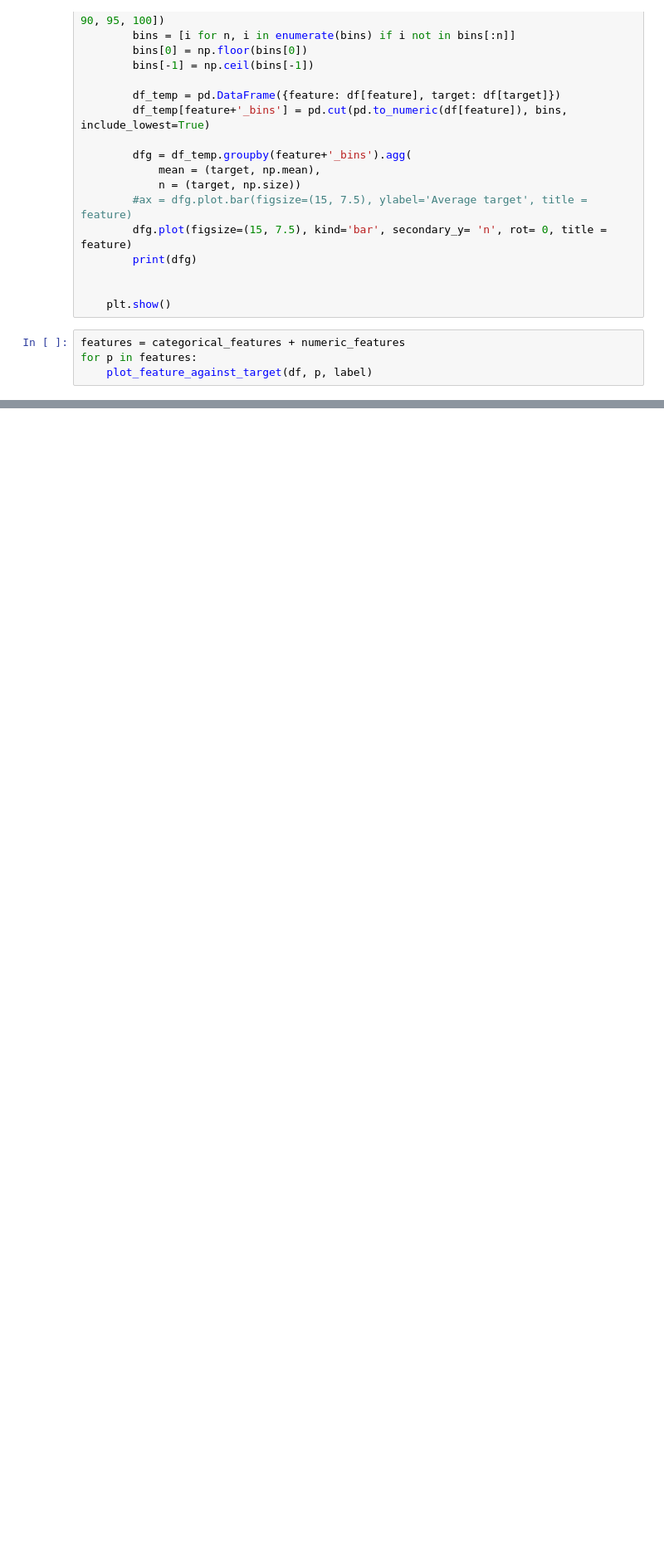
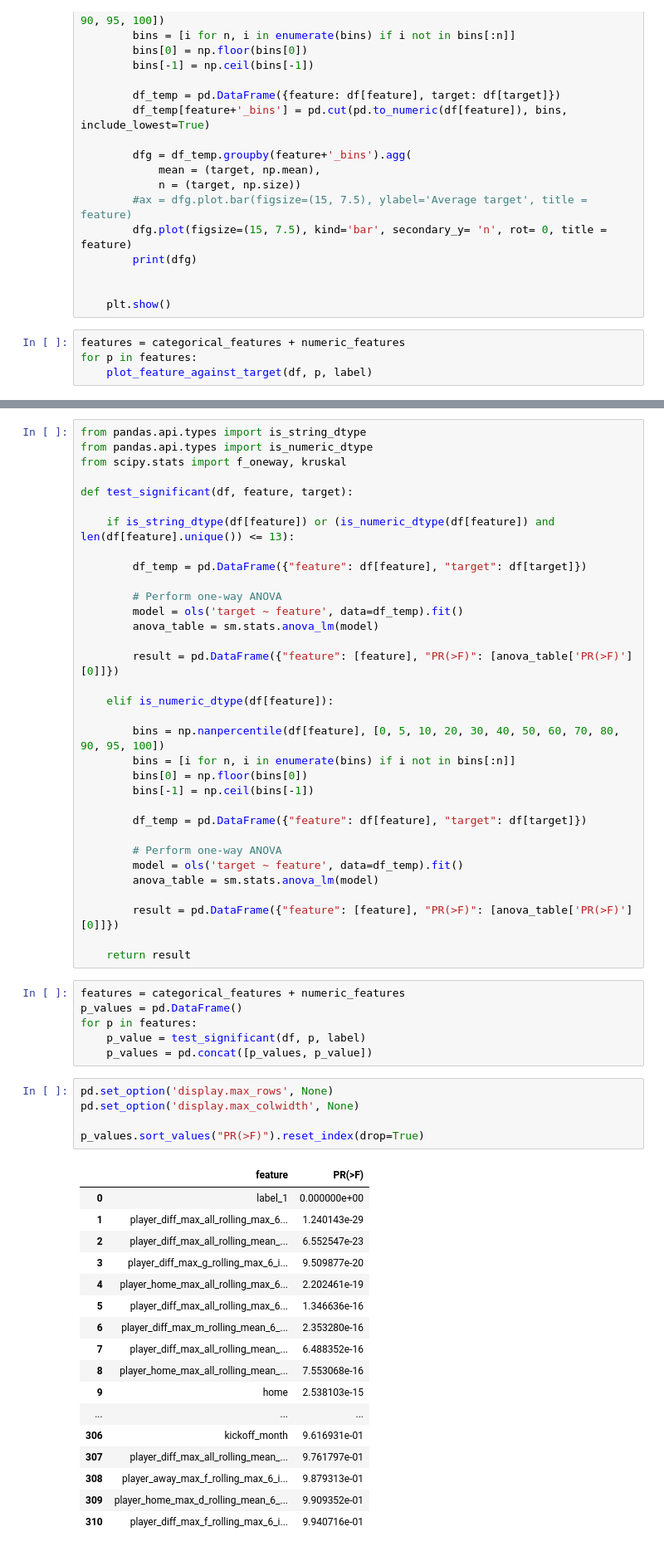
Before and after one commit to marcberg/FPL_predictions, a Jupyter notebook: notebook/1.1 EDA - Win.ipynb, the cells around one changed output, grey strips where cells are left out. Shown at 83% size. Drawn from its saved outputs; the diff is of its cells as text; blank space fills up the shorter version.

Commit message:
started to test feature relationship to target

```diff
--- a/notebook/1.1 EDA - Win.ipynb
+++ b/notebook/1.1 EDA - Win.ipynb
@@ -231,0 +191,62 @@ for p in features:
+# %%
+from pandas.api.types import is_string_dtype
+from pandas.api.types import is_numeric_dtype
+from scipy.stats import f_oneway, kruskal
+
+def test_significant(df, feature, target):
+
+    if is_string_dtype(df[feature]) or (is_numeric_dtype(df[feature]) and len(df[feature].unique()) <= 13):
+
+        df_temp = pd.DataFrame({"feature": df[feature], "target": df[target]})
+
+        # Perform one-way ANOVA
+        model = ols('target ~ feature', data=df_temp).fit()
+        anova_table = sm.stats.anova_lm(model)
+
+        result = pd.DataFrame({"feature": [feature], "PR(>F)": [anova_table['PR(>F)'][0]]})
+
+    elif is_numeric_dtype(df[feature]):
+
+        bins = np.nanpercentile(df[feature], [0, 5, 10, 20, 30, 40, 50, 60, 70, 80, 90, 95, 100])
+        bins = [i for n, i in enumerate(bins) if i not in bins[:n]]
+        bins[0] = np.floor(bins[0])
+        bins[-1] = np.ceil(bins[-1])
+
+        df_temp = pd.DataFrame({"feature": df[feature], "target": df[target]})
+
+        # Perform one-way ANOVA
+        model = ols('target ~ feature', data=df_temp).fit()
+        anova_table = sm.stats.anova_lm(model)
+
+        result = pd.DataFrame({"feature": [feature], "PR(>F)": [anova_table['PR(>F)'][0]]})
+
+    return result
+# %%
+features = categorical_features + numeric_features
+p_values = pd.DataFrame()
+for p in features:
+    p_value = test_significant(df, p, label)
+    p_values = pd.concat([p_values, p_value])
+# %%
+pd.set_option('display.max_rows', None)
+pd.set_option('display.max_colwidth', None)
+
+p_values.sort_values("PR(>F)").reset_index(drop=True)
+# %% [output]
+|  | feature | PR(>F) |
+| 0 | label_1 | 0.000000e+00 |
+| 1 | player_diff_max_all_rolling_max_6... | 1.240143e-29 |
+| 2 | player_diff_max_all_rolling_mean_... | 6.552547e-23 |
+| 3 | player_diff_max_g_rolling_max_6_i... | 9.509877e-20 |
+| 4 | player_home_max_all_rolling_max_6... | 2.202461e-19 |
+| 5 | player_diff_max_all_rolling_max_6... | 1.346636e-16 |
+| 6 | player_diff_max_m_rolling_mean_6_... | 2.353280e-16 |
+| 7 | player_diff_max_all_rolling_mean_... | 6.488352e-16 |
+| 8 | player_home_max_all_rolling_mean_... | 7.553068e-16 |
+| 9 | home | 2.538103e-15 |
+| ... | ... | ... |
+| 306 | kickoff_month | 9.616931e-01 |
+| 307 | player_diff_max_all_rolling_mean_... | 9.761797e-01 |
+| 308 | player_away_max_f_rolling_max_6_i... | 9.879313e-01 |
+| 309 | player_home_max_d_rolling_mean_6_... | 9.909352e-01 |
+| 310 | player_diff_max_f_rolling_max_6_i... | 9.940716e-01 |
```
Also changed, not shown: parts of 12 cells of this notebook, 1 other file.
